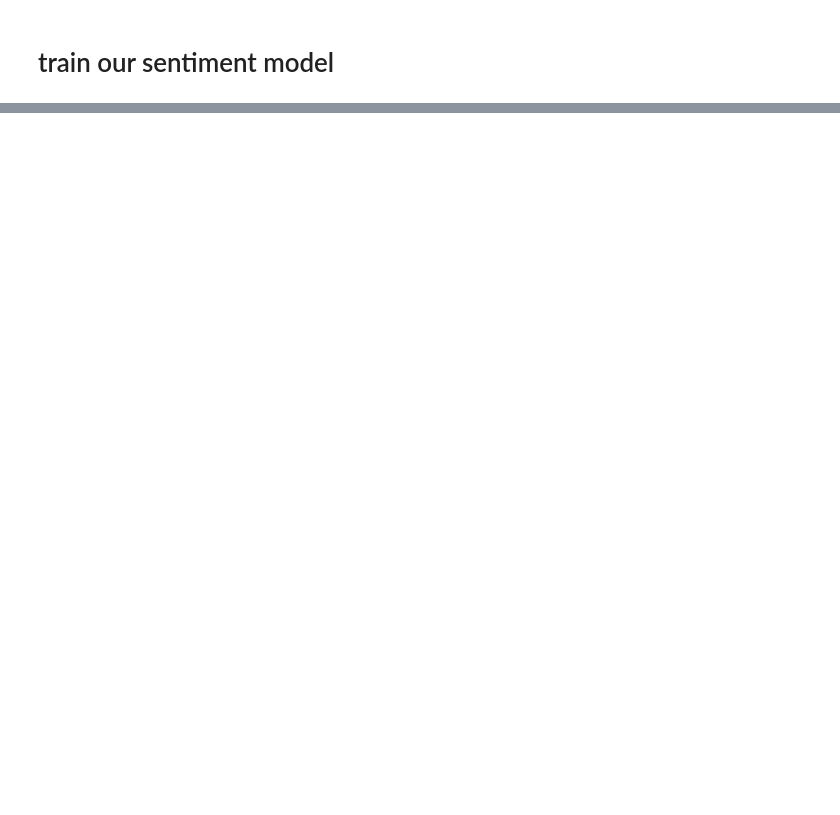
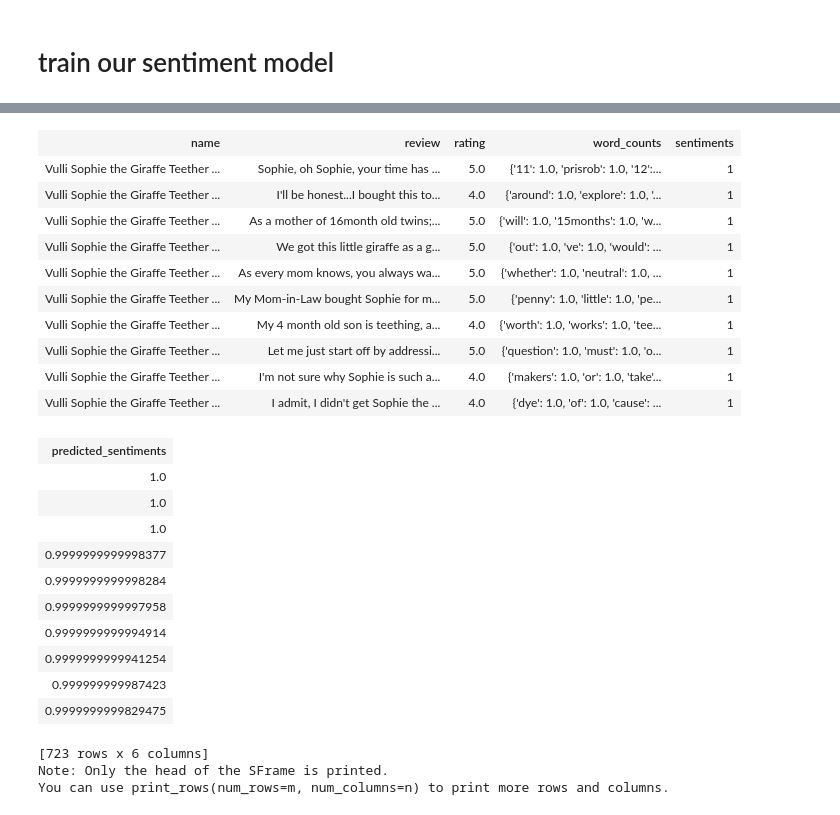
Before and after one commit to hamdiJarboui/classification_sentiments_analysis, a Jupyter notebook: sentiment_analysis_script .ipynb, the cells around one changed output, grey strips where cells are left out. Saved outputs shown, nothing was run; the diff lists cells and outputs as text; code cells hidden in the pictures; blank space fills up the shorter version.

```diff
--- a/sentiment_analysis_script .ipynb
+++ b/sentiment_analysis_script .ipynb
@@ -126,0 +203,28 @@ TypeError: can only concatenate str (not "list") to str
+# %%
+giraffe_review
+# %% [output]
+| name | review | rating | word_counts | sentiments |
+| Vulli Sophie the Giraffe Teether ... | Sophie, oh Sophie, your time has ... | 5.0 | {'11': 1.0, 'prisrob': 1.0, '12':... | 1 |
+| Vulli Sophie the Giraffe Teether ... | I'll be honest...I bought this to... | 4.0 | {'around': 1.0, 'explore': 1.0, '... | 1 |
+| Vulli Sophie the Giraffe Teether ... | As a mother of 16month old twins;... | 5.0 | {'will': 1.0, '15months': 1.0, 'w... | 1 |
+| Vulli Sophie the Giraffe Teether ... | We got this little giraffe as a g... | 5.0 | {'out': 1.0, 've': 1.0, 'would': ... | 1 |
+| Vulli Sophie the Giraffe Teether ... | As every mom knows, you always wa... | 5.0 | {'whether': 1.0, 'neutral': 1.0, ... | 1 |
+| Vulli Sophie the Giraffe Teether ... | My Mom-in-Law bought Sophie for m... | 5.0 | {'penny': 1.0, 'little': 1.0, 'pe... | 1 |
+| Vulli Sophie the Giraffe Teether ... | My 4 month old son is teething, a... | 4.0 | {'worth': 1.0, 'works': 1.0, 'tee... | 1 |
+| Vulli Sophie the Giraffe Teether ... | Let me just start off by addressi... | 5.0 | {'question': 1.0, 'must': 1.0, 'o... | 1 |
+| Vulli Sophie the Giraffe Teether ... | I'm not sure why Sophie is such a... | 4.0 | {'makers': 1.0, 'or': 1.0, 'take'... | 1 |
+| Vulli Sophie the Giraffe Teether ... | I admit, I didn't get Sophie the ... | 4.0 | {'dye': 1.0, 'of': 1.0, 'cause': ... | 1 |
+| predicted_sentiments |
+| 1.0 |
+| 1.0 |
+| 1.0 |
+| 0.9999999999998377 |
+| 0.9999999999998284 |
+| 0.9999999999997958 |
+| 0.9999999999994914 |
+| 0.9999999999941254 |
+| 0.999999999987423 |
+| 0.9999999999829475 |
+[723 rows x 6 columns]
+Note: Only the head of the SFrame is printed.
+You can use print_rows(num_rows=m, num_columns=n) to print more rows and columns.
```
Also changed, not shown: parts of 12 cells of this notebook.
